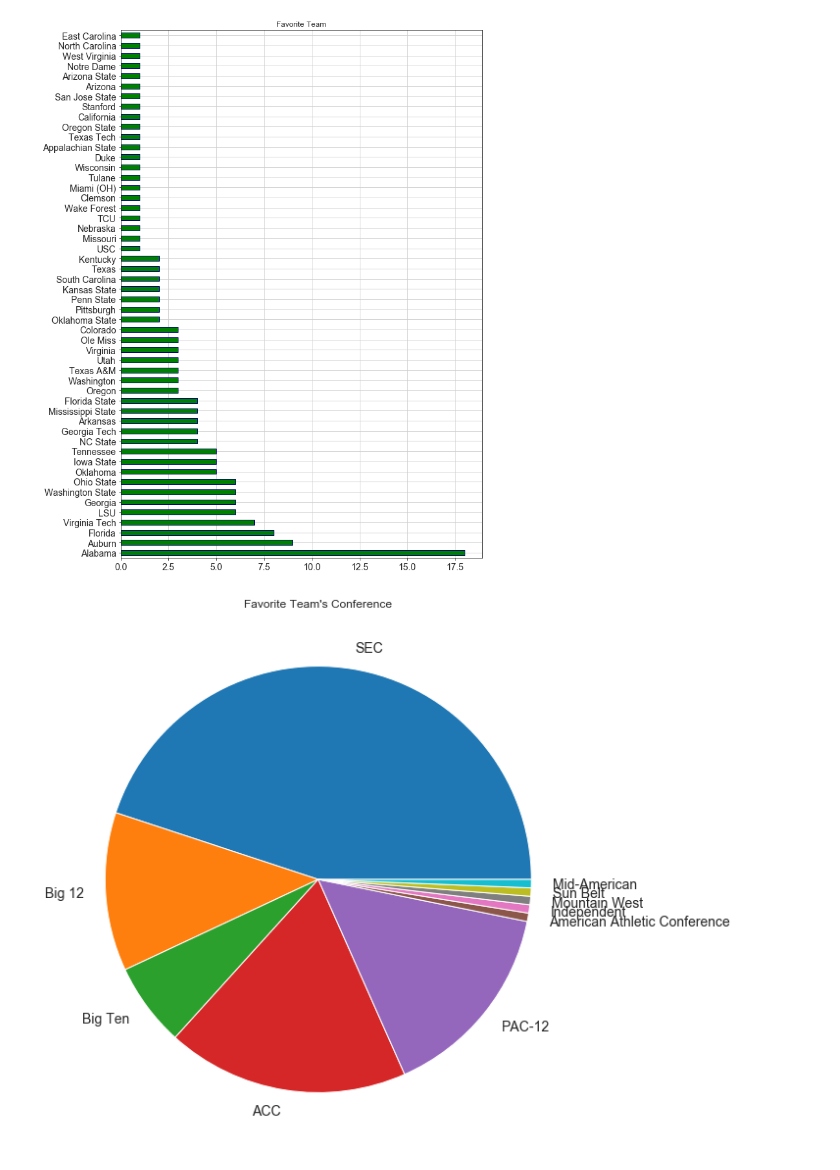
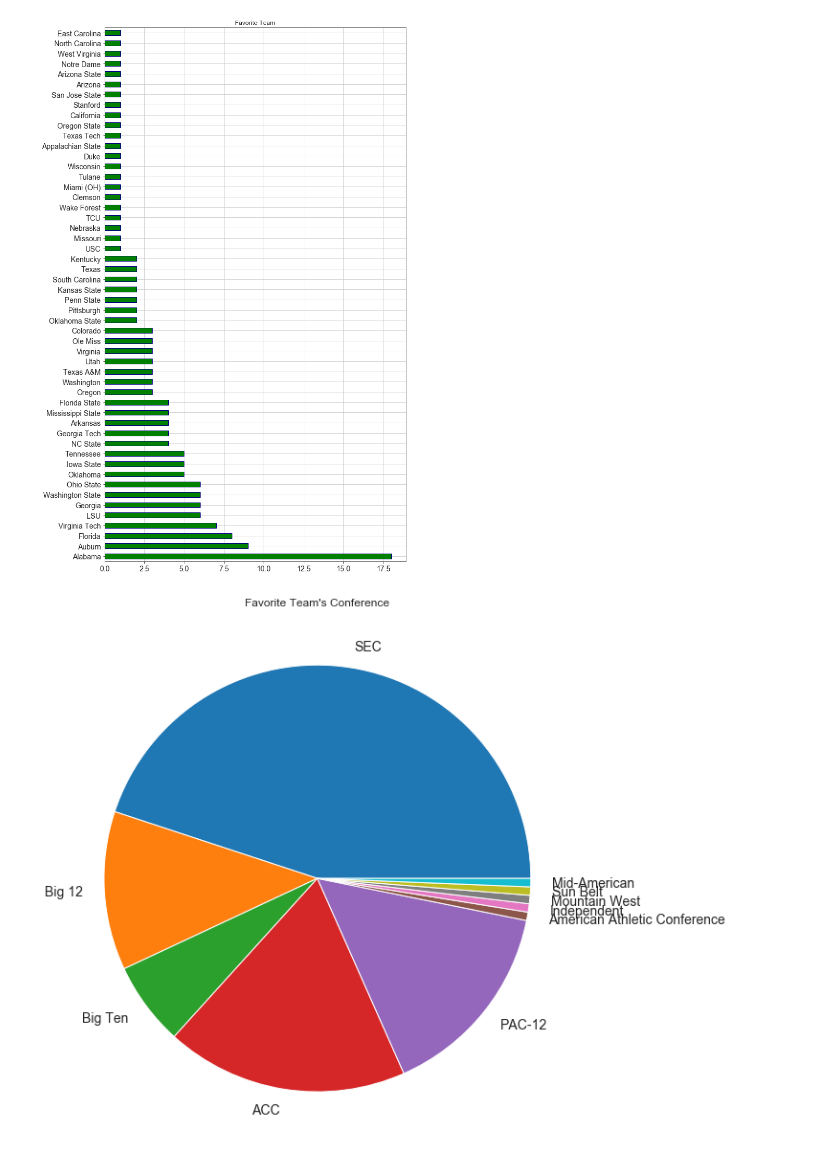
Before and after one commit to willcpope/cfb_attendance, a Jupyter notebook: cfb_attendance.ipynb, the cells around one changed output. Cells and saved outputs as stored; diff of their text form; code cells hidden in the pictures.

Commit message:
Updating visualizations

```diff
--- a/cfb_attendance.ipynb
+++ b/cfb_attendance.ipynb
@@ -46,22 +46,24 @@ survey_data.head()
 # %%
 team = pd.Series(Counter(survey_data.Team.str.split(',').sum()))
 
 team.sort_values(ascending=False, inplace=True)
 
 team.plot(
     kind='barh',
     figsize=(10, 15),
     edgecolor='navy',
     color = 'g',
     fontsize=14,
     title='Favorite Team'
     ).yaxis.label.set_visible(True)
 
 plt.grid()
 
+plt.tight_layout()
+
 plt.savefig('images/team.png')
 # %% [output]
-[figure, old version]
+[figure, new version]
 # %%
 conference = pd.Series(Counter(survey_data.Conference.str.split(',').sum()))
 
```
Also changed, not shown: parts of 7 cells of this notebook, 7 other files.
